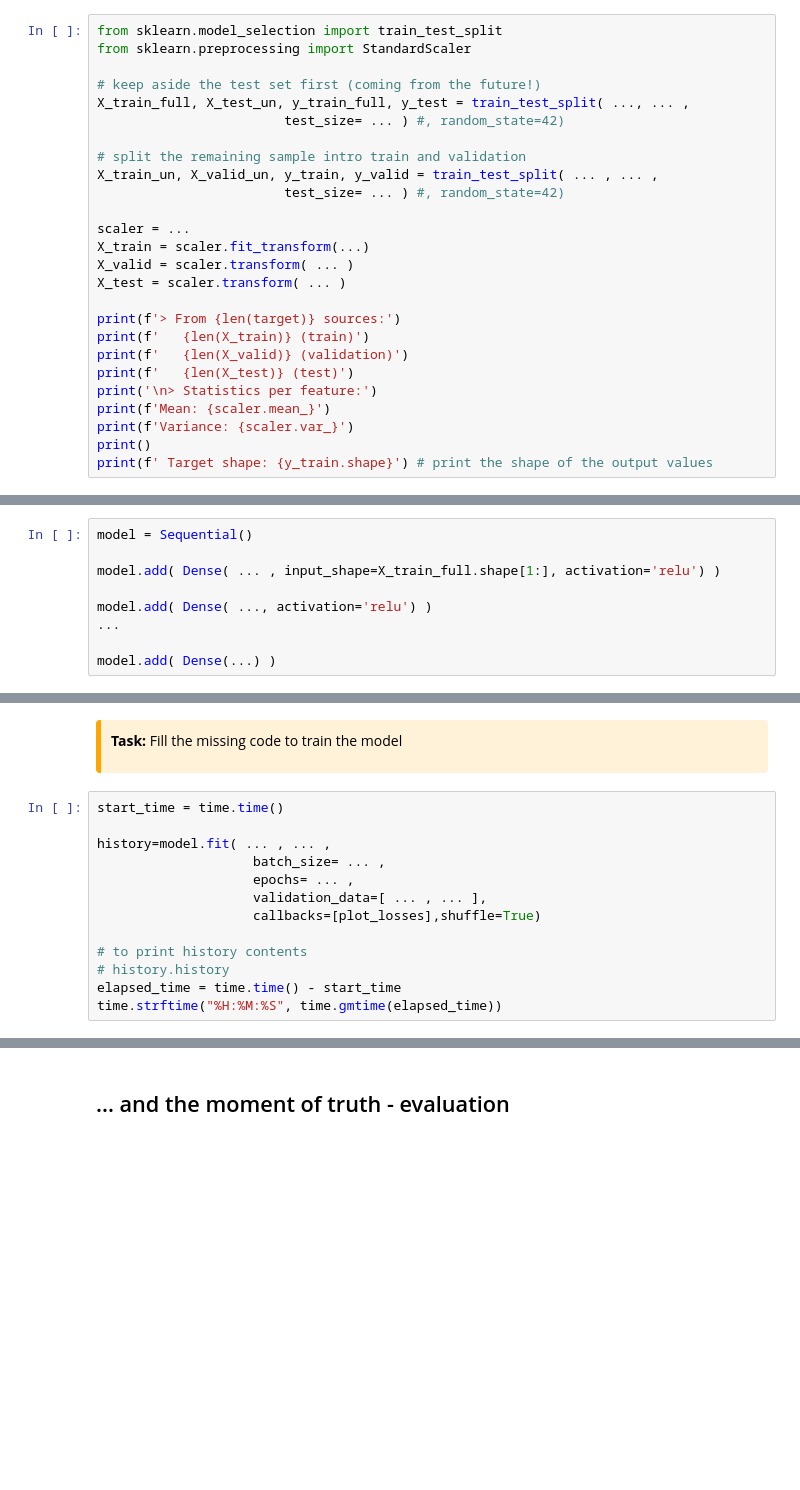
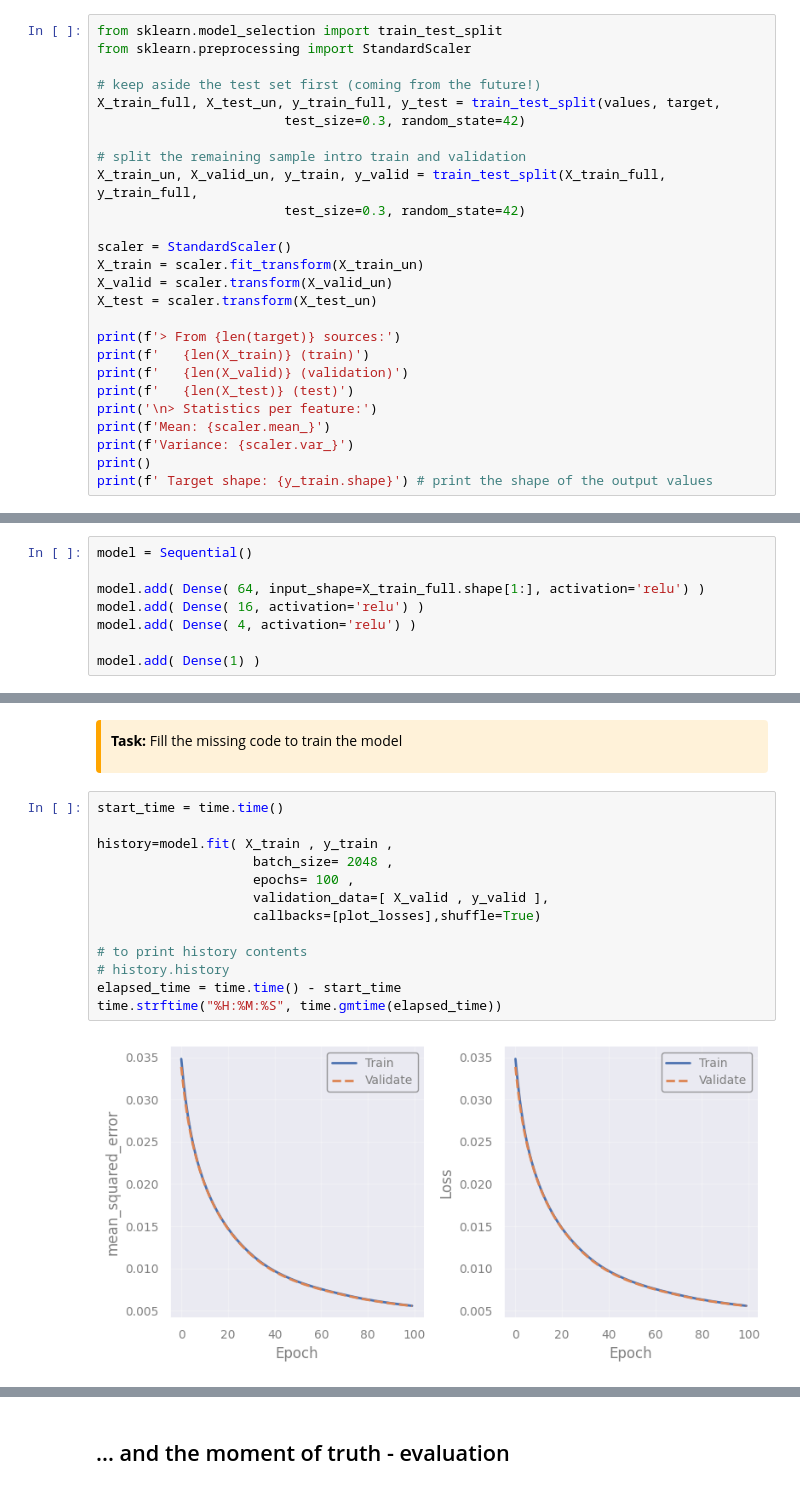
Before and after one commit to sghwang-cosmos/Astrostat-School-2026, a Jupyter notebook: DL_Intro_n_Regression/Intro_n_Regression.ipynb, the cells around one changed output, grey strips where cells are left out. Saved outputs shown, nothing was run; the diff lists cells and outputs as text; blank space fills up the shorter version.

```diff
--- a/DL_Intro_n_Regression/Intro_n_Regression.ipynb
+++ b/DL_Intro_n_Regression/Intro_n_Regression.ipynb
@@ -994,17 +1110,17 @@ from sklearn.model_selection import train_test_split
 from sklearn.preprocessing import StandardScaler
 
 # keep aside the test set first (coming from the future!)
-X_train_full, X_test_un, y_train_full, y_test = train_test_split( ..., ... ,
-                        test_size= ... ) #, random_state=42)
+X_train_full, X_test_un, y_train_full, y_test = train_test_split(values, target,
+                        test_size=0.3, random_state=42)
 
 # split the remaining sample intro train and validation
-X_train_un, X_valid_un, y_train, y_valid = train_test_split( ... , ... ,
-                        test_size= ... ) #, random_state=42)
+X_train_un, X_valid_un, y_train, y_valid = train_test_split(X_train_full, y_train_full,
+                        test_size=0.3, random_state=42)
 
-scaler = ...
-X_train = scaler.fit_transform(...)
-X_valid = scaler.transform( ... )
-X_test = scaler.transform( ... )
+scaler = StandardScaler()
+X_train = scaler.fit_transform(X_train_un)
+X_valid = scaler.transform(X_valid_un)
+X_test = scaler.transform(X_test_un)
 
 print(f'> From {len(target)} sources:')
 print(f'   {len(X_train)} (train)')
@@ -1035,12 +1162,11 @@ test_metrics = [ 'mean_squared_error', 'mean_absolute_error' ]
 # %%
 model = Sequential()
 
-model.add( Dense( ... , input_shape=X_train_full.shape[1:], activation='relu') )
+model.add( Dense( 64, input_shape=X_train_full.shape[1:], activation='relu') )
+model.add( Dense( 16, activation='relu') )
+model.add( Dense( 4, activation='relu') )
 
-model.add( Dense( ..., activation='relu') )
-...
-
-model.add( Dense(...) )
+model.add( Dense(1) )
 # %%
 optzr = Adam(learning_rate=1e-4)
 model.compile(loss='mean_squared_error', optimizer=optzr,
@@ -1058,13 +1200,15 @@ model.summary()
 # %%
 start_time = time.time()
 
-history=model.fit( ... , ... ,
-                    batch_size= ... ,
-                    epochs= ... ,
-                    validation_data=[ ... , ... ],
+history=model.fit( X_train , y_train ,
+                    batch_size= 2048 ,
+                    epochs= 100 ,
+                    validation_data=[ X_valid , y_valid ],
                     callbacks=[plot_losses],shuffle=True)
 
 # to print history contents
 # history.history
 elapsed_time = time.time() - start_time
 time.strftime("%H:%M:%S", time.gmtime(elapsed_time))
+# %% [output]
+[figure, added]
```
Also changed, not shown: parts of 15 cells of this notebook.
